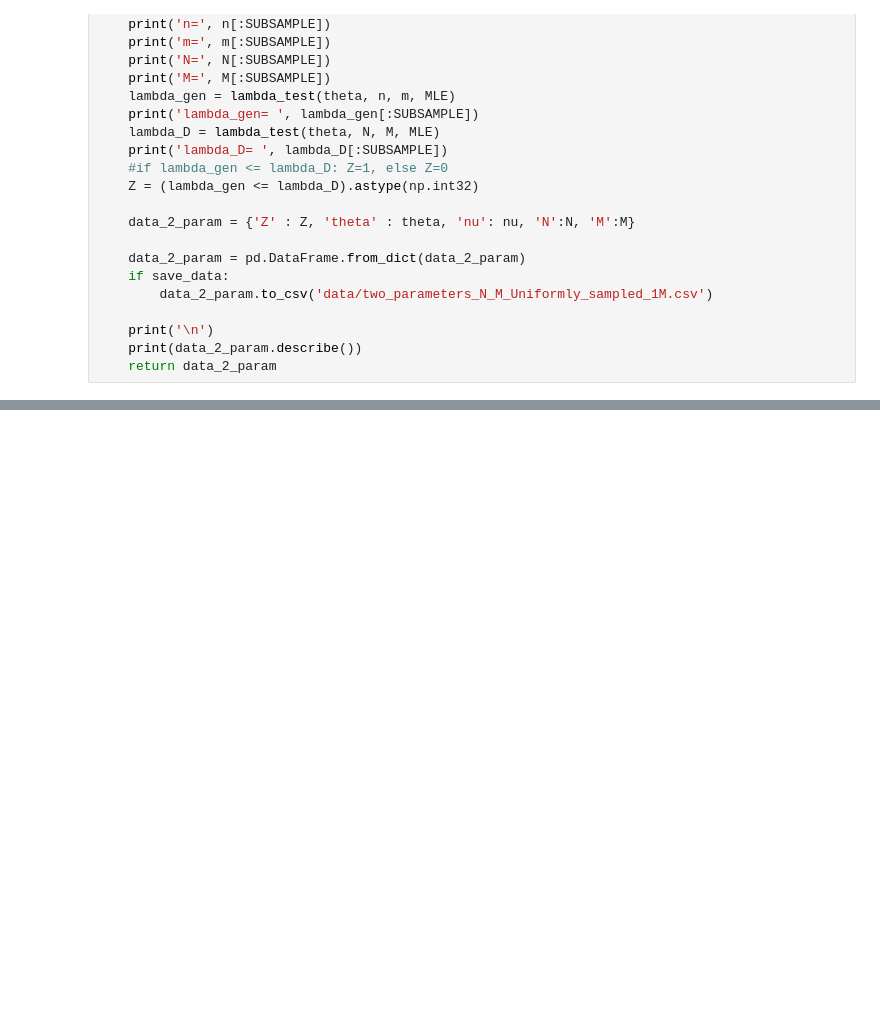
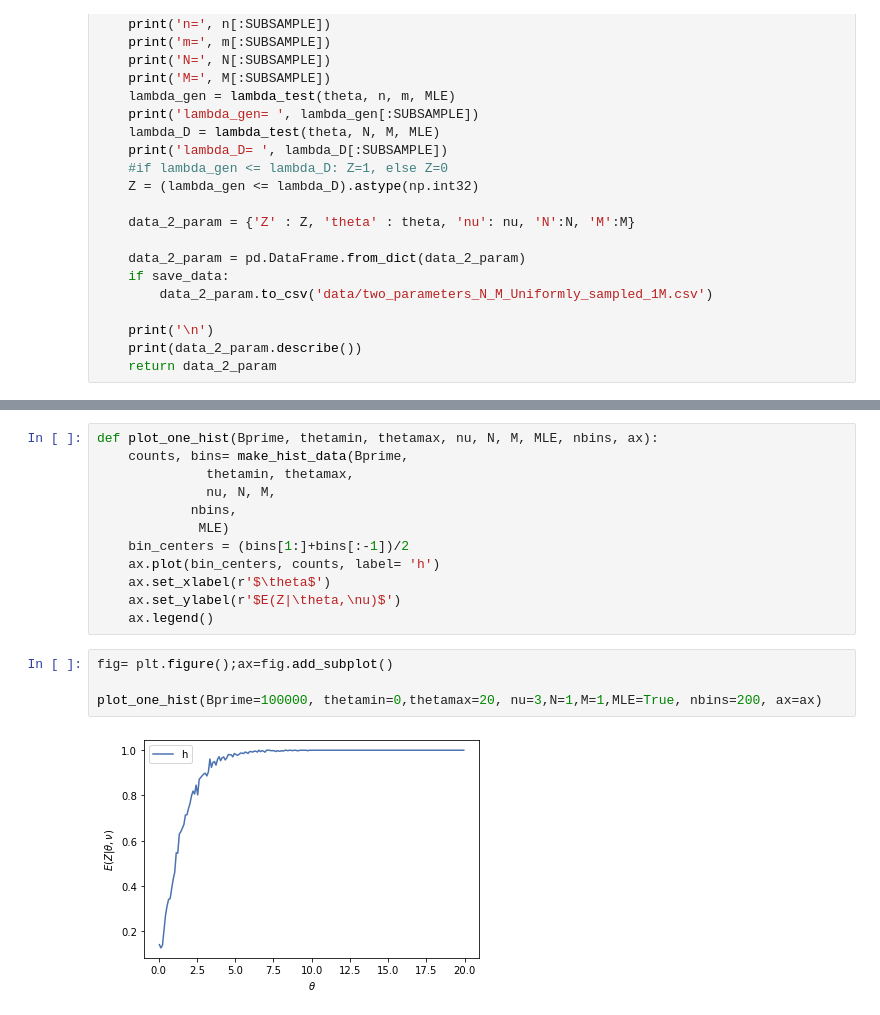
Before and after one commit to AliAlkadhim/LFI_HEP, a Jupyter notebook: Nov.ipynb, the cells around one changed output, grey strips where cells are left out. Cells and saved outputs as stored; diff of their text form; blank space fills up the shorter version.

```diff
--- a/Nov.ipynb
+++ b/Nov.ipynb
@@ -372,0 +561,18 @@ Compare the histogrammed function $h(\theta, \nu, N, M)$ to the ML prediction fu
+# %%
+def plot_one_hist(Bprime, thetamin, thetamax, nu, N, M, MLE, nbins, ax):
+    counts, bins= make_hist_data(Bprime,
+              thetamin, thetamax,
+              nu, N, M,
+            nbins,
+             MLE)
+    bin_centers = (bins[1:]+bins[:-1])/2
+    ax.plot(bin_centers, counts, label= 'h')
+    ax.set_xlabel(r'$\theta$')
+    ax.set_ylabel(r'$E(Z|\theta,\nu)$')
+    ax.legend()
+# %%
+fig= plt.figure();ax=fig.add_subplot()
+
+plot_one_hist(Bprime=100000, thetamin=0,thetamax=20, nu=3,N=1,M=1,MLE=True, nbins=200, ax=ax)
+# %% [output]
+[figure, added]
```
Also changed, not shown: parts of 33 cells of this notebook, 2 other files.
